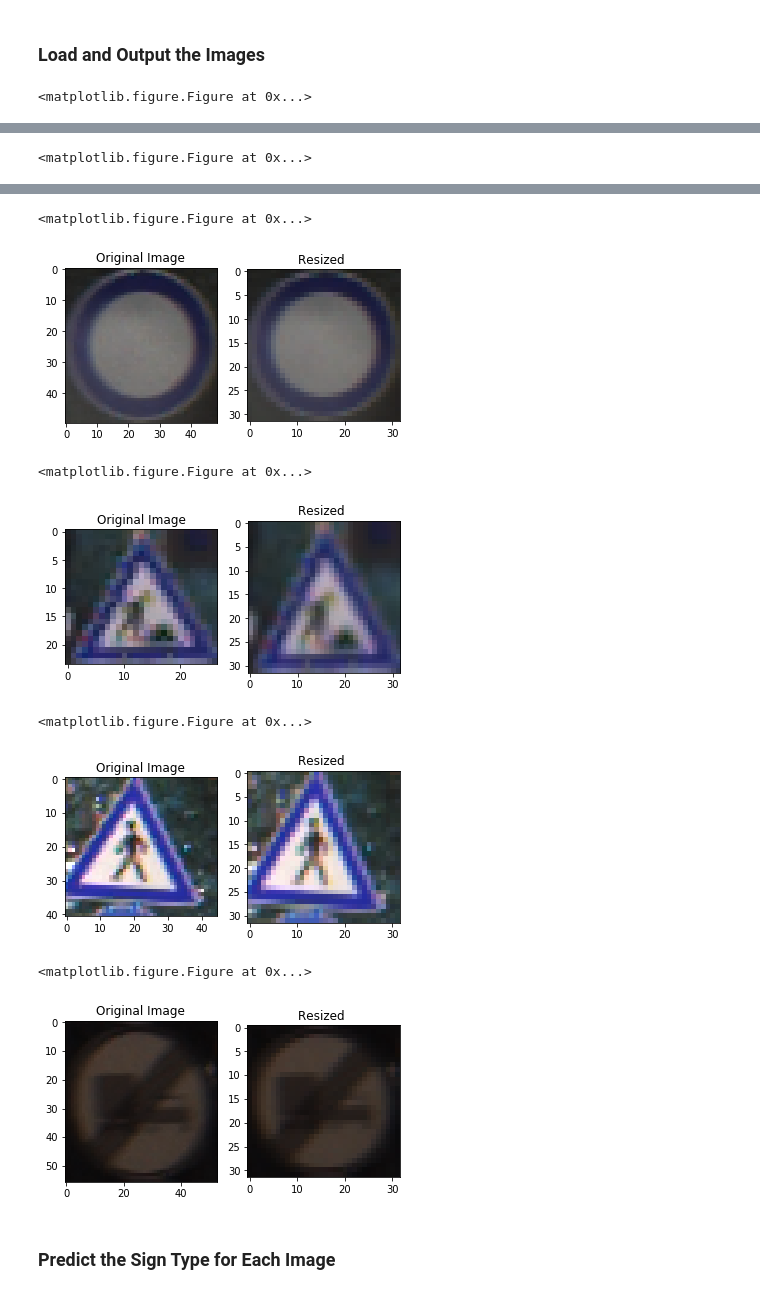
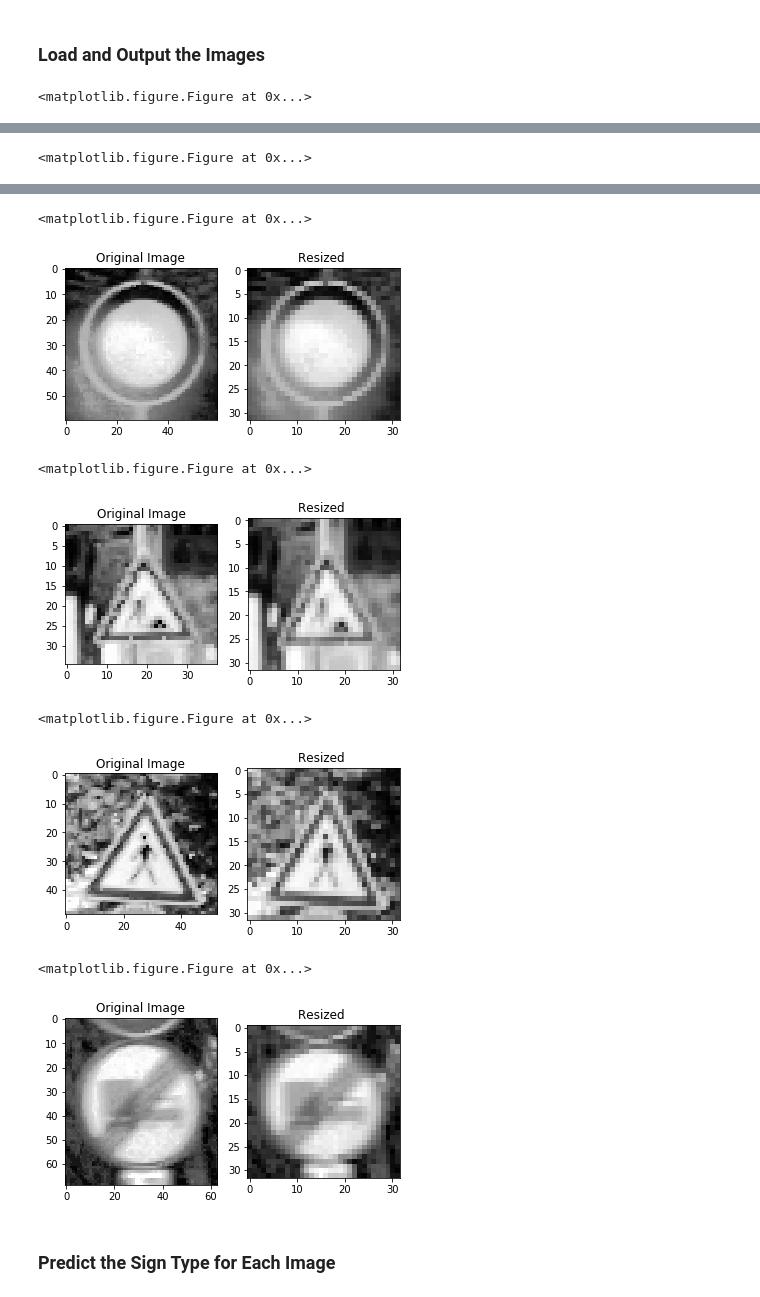
Before and after one commit to venkatvi/UdacitySelfDrivingCarNanoDegree, a Jupyter notebook: Py/Proj2_TrafficSignClassifier/P2/Traffic_Sign_Classifier.ipynb, the cells around one changed output, grey strips where cells are left out. Saved outputs shown, nothing was run; the diff lists cells and outputs as text; code cells hidden in the pictures.

Commit message:
Modified network to use gray scale + histogram equalization

```diff
--- a/Py/Proj2_TrafficSignClassifier/P2/Traffic_Sign_Classifier.ipynb
+++ b/Py/Proj2_TrafficSignClassifier/P2/Traffic_Sign_Classifier.ipynb
@@ -155,7 +155,7 @@ Use the code cell (or multiple code cells, if necessary) to implement the first
 import matplotlib.pyplot as plt
 import numpy as np
 import cv2
-
+from numpy import newaxis
 # Sharpen images using histogram equalization
 def computeCDF(image):
     hist, bins = np.histogram(image.flatten(), 256, [0, 256])
@@ -175,7 +175,11 @@ def process_image(image):
     cdf_equ = computeCDF(equalized_image)
     return image, cdf, equalized_image, cdf_equ
 
-
+def process_image_for_nn(image):
+    image = cv2.cvtColor(image, cv2.COLOR_RGB2GRAY)
+    cdf = computeCDF(image)
+    equalized_image = equalizeImage(image, cdf)
+    return equalized_image[:,:,newaxis]
 # Visualizations will be shown in the notebook.
 %matplotlib inline
 unique_values, unique_indices = np.unique(y_train, return_index=True)
@@ -228,14 +232,18 @@ In order to get a good (similar) distribution of classes in training and validat
 # %%
 X = np.vstack((X_train, X_valid))
 y = np.concatenate((y_train, y_valid))
+
+X_gray = np.zeros((X.shape[0], 32, 32, 1))
+for idx in range(X.shape[0]):
+    X_gray[idx] = process_image_for_nn(X[idx])
 
 indices = np.arange(X.shape[0])
 np.random.shuffle(indices)
 training_samples = int(np.ceil(X.shape[0]*0.8))
 training_indices, validation_indices = indices[:training_samples], indices[training_samples:]
 
-X_train, y_train = X[training_indices, :,:,:], y[training_indices]
-X_valid, y_valid = X[validation_indices, :,:,:], y[validation_indices]
+X_train, y_train = X_gray[training_indices, :,:,:], y[training_indices]
+X_valid, y_valid = X_gray[validation_indices, :,:,:], y[validation_indices]
 
 #
 print("Reshuffled data distribution")
@@ -257,3 +265,7 @@ Reshuffled data distribution
+# %%
+X_gray_test = np.zeros((X_test.shape[0], 32,32,1))
+for idx in range(X_test.shape[0]):
+    X_gray_test[idx] = process_image_for_nn(X_test[idx])
 # %% [markdown]
 ### Model Architecture
 # %%
@@ -432,7 +445,8 @@ def load_image(source_folder, file_name):
     sequence=(source_folder, file_name)
     file_path = s.join(sequence)
     image = cv2.imread(file_path)
-    return image, classid
+    gray_image = process_image_for_nn(image)
+    return gray_image, classid
 
 meta_data_file = "./test_images/metaData.csv"
 meta_data= collect_meta_data(meta_data_file)
@@ -453,20 +467,21 @@ for file in file_list:
         x1, x2, y1, y2 = int(annotation['Roi.X1']), int(annotation['Roi.X2']), int(annotation['Roi.Y1']), int(annotation['Roi.Y2'])
 
         #print((x1,x2,y1,y2))
-        cropped_image = image[y1:y2, x1:x2]
-        #cropped_image = image
+        #cropped_image = image[y1:y2, x1:x2]
+        cropped_image = image
 
         fig = plt.figure()
         fig, axes = plt.subplots(1, 2)
         ax = plt.subplot(1, 2, 1)
         ax.set_title("Original Image")
-        plt.imshow(cropped_image)
-
+        plt.imshow(cropped_image[:,:,0], cmap="gray")
 
         resized_image = cv2.resize(cropped_image, (32,32))
+        resized_image = resized_image[:,:, newaxis]
+
         ax = plt.subplot(1, 2, 2)
         ax.set_title("Resized ")
-        plt.imshow(resized_image)
+        plt.imshow(resized_image[:,:,0], cmap="gray")
 
         new_X_test.append(resized_image)
         new_y_test.append(classid)
@@ -481,11 +496,11 @@ new_y_test = np.array(new_y_test)
 <matplotlib.figure.Figure at 0x...>
-[figure, old version]
+[figure, new version]
 <matplotlib.figure.Figure at 0x...>
-[figure, old version]
+[figure, new version]
 <matplotlib.figure.Figure at 0x...>
-[figure, old version]
+[figure, new version]
 <matplotlib.figure.Figure at 0x...>
-[figure, old version]
+[figure, new version]
 # %% [markdown]
 ### Predict the Sign Type for Each Image
 # %%
```
Also changed, not shown: parts of 6 cells of this notebook.
